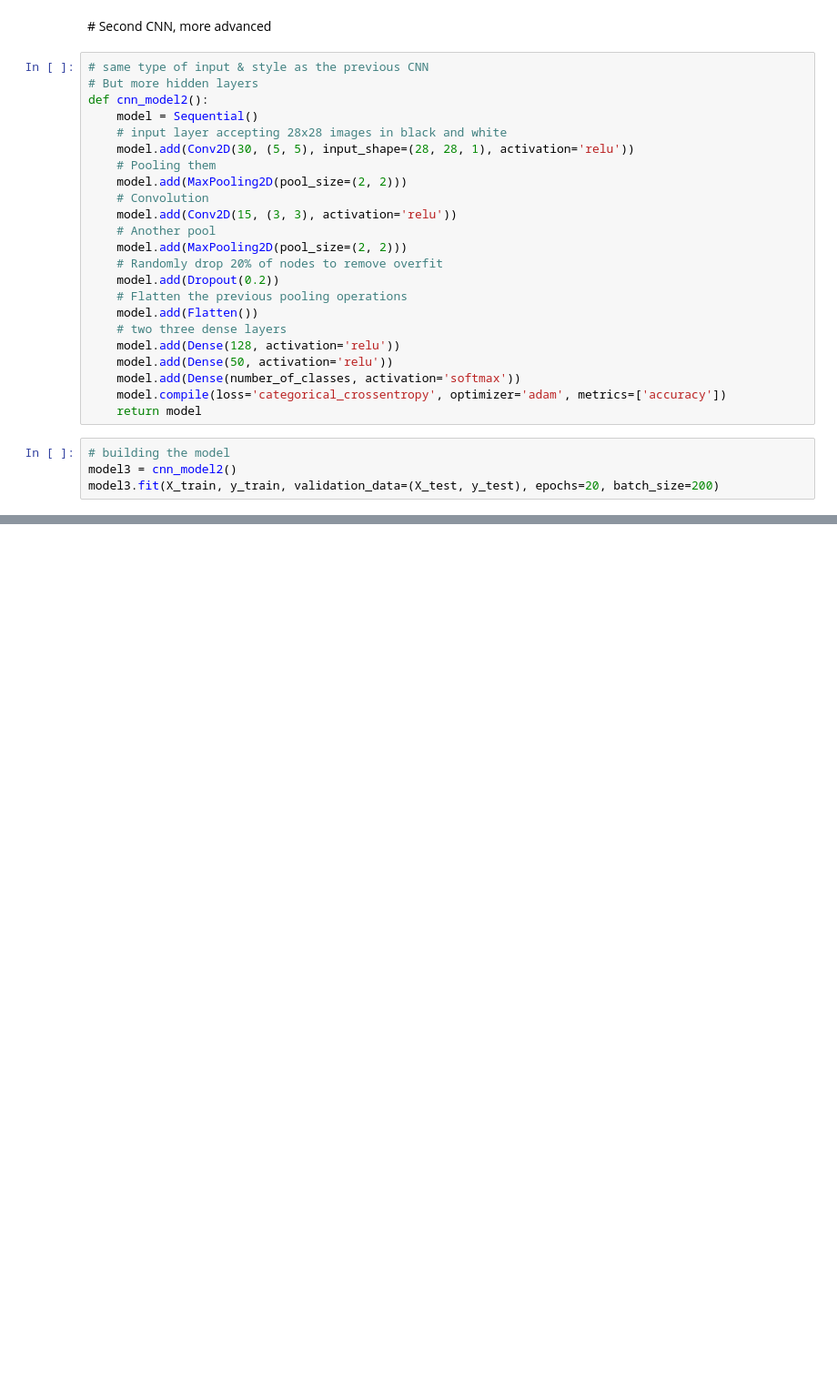
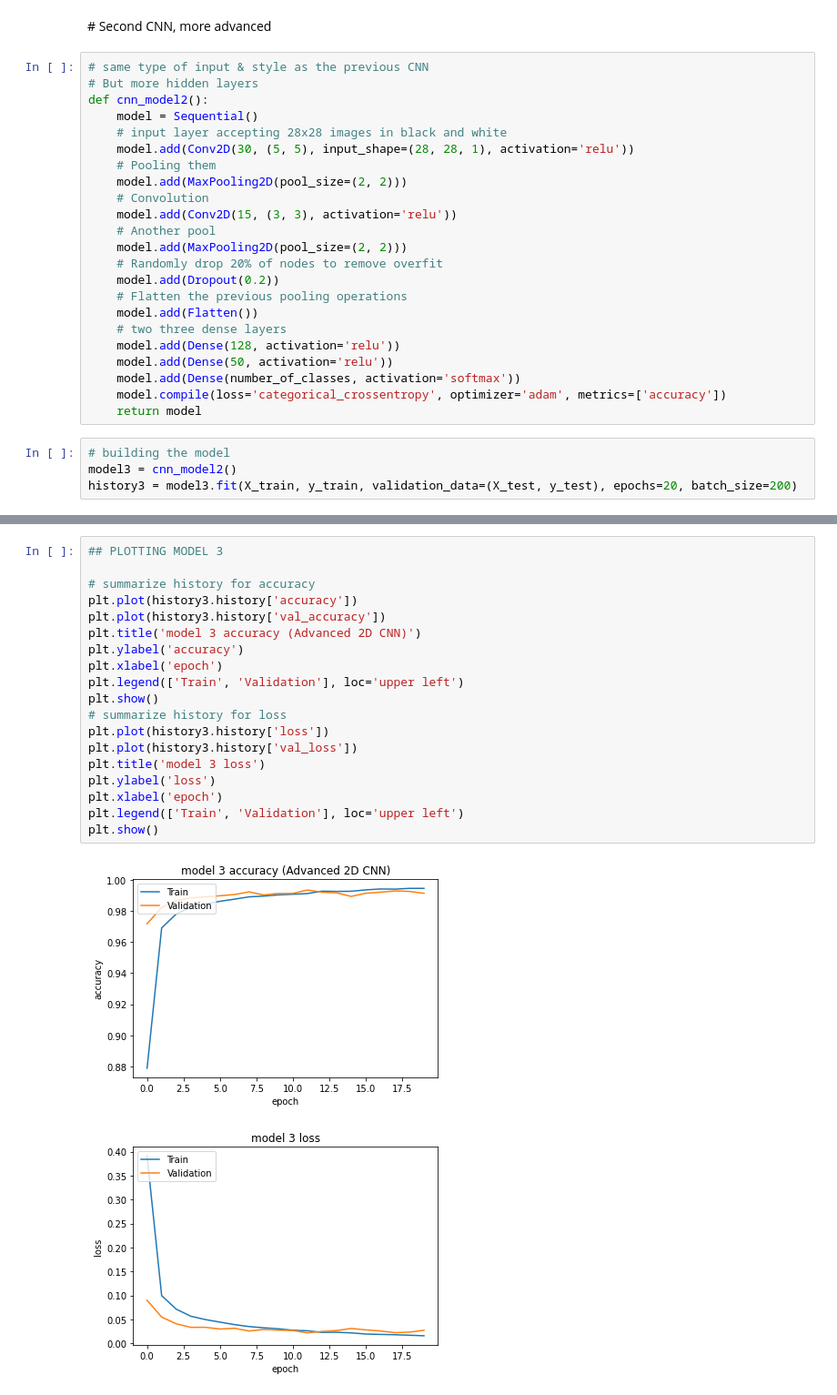
Before and after one commit to louisbemberg/machine-learning-workshop, a Jupyter notebook: 08_handrwitten_digits/handwritten_digits.ipynb, the cells around one changed output, grey strips where cells are left out. Shown at 91% size. Cells and saved outputs as stored; diff of their text form; blank space fills up the shorter version.

```diff
--- a/08_handrwitten_digits/handwritten_digits.ipynb
+++ b/08_handrwitten_digits/handwritten_digits.ipynb
@@ -299,6 +297,6 @@ def cnn_model2():
 # %%
 # building the model
 model3 = cnn_model2()
-model3.fit(X_train, y_train, validation_data=(X_test, y_test), epochs=20, batch_size=200)
+history3 = model3.fit(X_train, y_train, validation_data=(X_test, y_test), epochs=20, batch_size=200)
 # %% [output]
 Epoch 1/20
@@ -327,0 +373,22 @@ CNN Error: 0.67%
+# %%
+## PLOTTING MODEL 3
+
+# summarize history for accuracy
+plt.plot(history3.history['accuracy'])
+plt.plot(history3.history['val_accuracy'])
+plt.title('model 3 accuracy (Advanced 2D CNN)')
+plt.ylabel('accuracy')
+plt.xlabel('epoch')
+plt.legend(['Train', 'Validation'], loc='upper left')
+plt.show()
+# summarize history for loss
+plt.plot(history3.history['loss'])
+plt.plot(history3.history['val_loss'])
+plt.title('model 3 loss')
+plt.ylabel('loss')
+plt.xlabel('epoch')
+plt.legend(['Train', 'Validation'], loc='upper left')
+plt.show()
+# %% [output]
+[figure, added]
+[figure, added]
```
Also changed, not shown: parts of 16 cells of this notebook.
